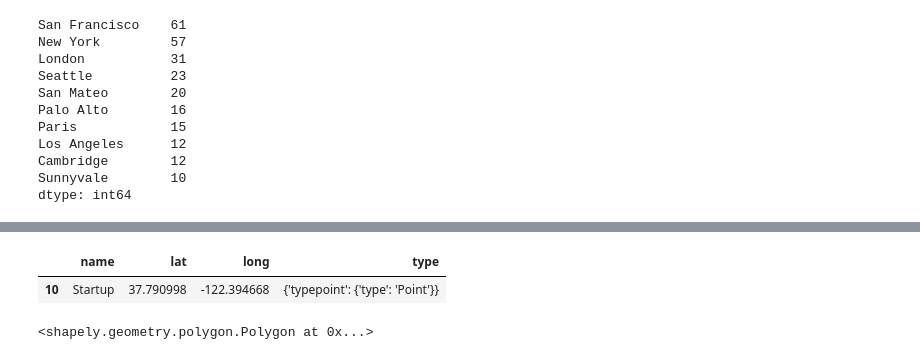
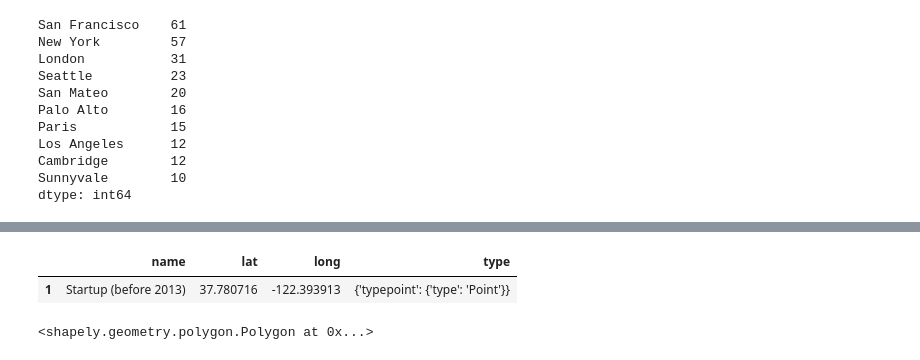
Before and after one commit to nico-stan/Project-III, a Jupyter notebook: Filtering company.ipynb, the cells around one changed output, grey strips where cells are left out. Cells and saved outputs as stored; diff of their text form; code cells hidden in the pictures.

```diff
--- a/Filtering company.ipynb
+++ b/Filtering company.ipynb
@@ -284,20 +140,20 @@ loneigh.find_one()
 # Our online research shows the best quality of life is in San Francisco, therefore we will pick a centered location
 # %%
 # Creating a DF with the Startups we found on the companies db.
-new_list = [{"name" : 'Startup',
+new_list = [{"name" : 'Startup (before 2013)',
              "lat"  : j["latitude"],
              "long" : j["longitude"],
              "type" : {"typepoint": {"type": "Point"}}} for i in x for j in i['offices'] if j['city']=='San Francisco']
 #Drop empty and incorrect values
 df_startup = pd.DataFrame(new_list).dropna().reset_index(drop=True)
 for index, row in df_startup.iterrows():
     if (int(row['lat']) != 37) | (int(row['long'])!=-122) | index==15 :
         df_startup = df_startup.drop(index)
 df_startup = df_startup.reset_index(drop=True)
 df_startup.sample()
 # %% [output]
 |  | name | lat | long | type |
-| 10 | Startup | 37.790998 | -122.394668 | {'typepoint': {'type': 'Point'}} |
+| 1 | Startup (before 2013) | 37.780716 | -122.393913 | {'typepoint': {'type': 'Point'}} |
 # %%
 #Credentials
 load_dotenv()
```
Also changed, not shown: parts of 31 cells of this notebook.
